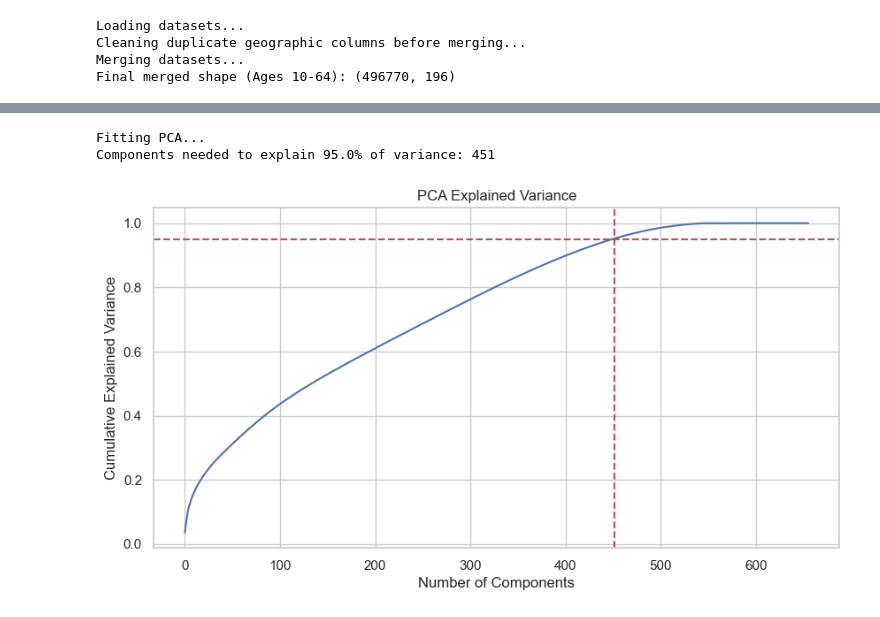
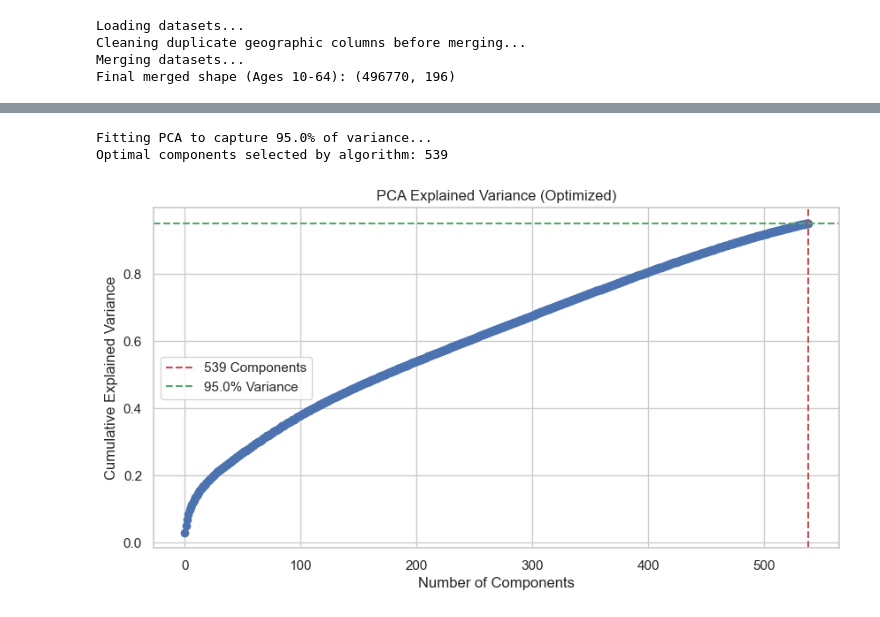
Before and after one commit to Chobi321/STAT299-FLEMMS-PMDSA, a Jupyter notebook: PCA_FLEMMS_streamlined.ipynb, the cells around one changed output, grey strips where cells are left out. Cells and saved outputs as stored; diff of their text form; code cells hidden in the pictures.

```diff
--- a/PCA_FLEMMS_streamlined.ipynb
+++ b/PCA_FLEMMS_streamlined.ipynb
@@ -160,35 +209,32 @@ Preprocessing complete. Total features for PCA: 656
 # %%
-def run_pca(X, variance_threshold=0.95):
-    print("Fitting PCA...")
-    # Fit initial PCA to determine components
-    pca_full = PCA()
-    pca_full.fit(X)
+def run_pca_optimized(X, variance_threshold=0.95):
+    print(f"Fitting PCA to capture {variance_threshold*100}% of variance...")
 
-    # Calculate cumulative variance
-    cumsum = np.cumsum(pca_full.explained_variance_ratio_)
-    n_components = np.argmax(cumsum >= variance_threshold) + 1
-
-    print(f"Components needed to explain {variance_threshold*100}% of variance: {n_components}")
-
-    # Refit with optimal components
-    pca_final = PCA(n_components=n_components)
+    # By passing the float (0.95), scikit-learn automatically calculates the
+    # exact number of components needed without computing the full matrix first.
+    pca_final = PCA(n_components=variance_threshold, random_state=42)
     X_pca = pca_final.fit_transform(X)
 
-    # Plot the variance explained
+    n_components = pca_final.n_components_
+    print(f"Optimal components selected by algorithm: {n_components}")
+
+    # Plot the variance curve for your thesis defense
     plt.figure(figsize=(10, 5))
-    plt.plot(cumsum)
-    plt.axvline(x=n_components, color='r', linestyle='--')
-    plt.axhline(y=variance_threshold, color='r', linestyle='--')
+    plt.plot(np.cumsum(pca_final.explained_variance_ratio_), marker='o')
+    plt.axvline(x=n_components-1, color='r', linestyle='--', label=f'{n_components} Components')
+    plt.axhline(y=variance_threshold, color='g', linestyle='--', label=f'{variance_threshold*100}% Variance')
     plt.xlabel('Number of Components')
     plt.ylabel('Cumulative Explained Variance')
-    plt.title('PCA Explained Variance')
+    plt.title('PCA Explained Variance (Optimized)')
+    plt.legend()
     plt.show()
 
     return pca_final, X_pca
 
-pca_model, X_pca = run_pca(X_scaled)
+# Run the optimized version
+pca_model, X_pca = run_pca_optimized(X_scaled, variance_threshold=0.95)
 # %% [output]
-Fitting PCA...
-Components needed to explain 95.0% of variance: 451
+Fitting PCA to capture 95.0% of variance...
+Optimal components selected by algorithm: 539
-[figure, old version]
+[figure, new version]
 # %%
```
Also changed, not shown: parts of 9 cells of this notebook, 4 other files.
